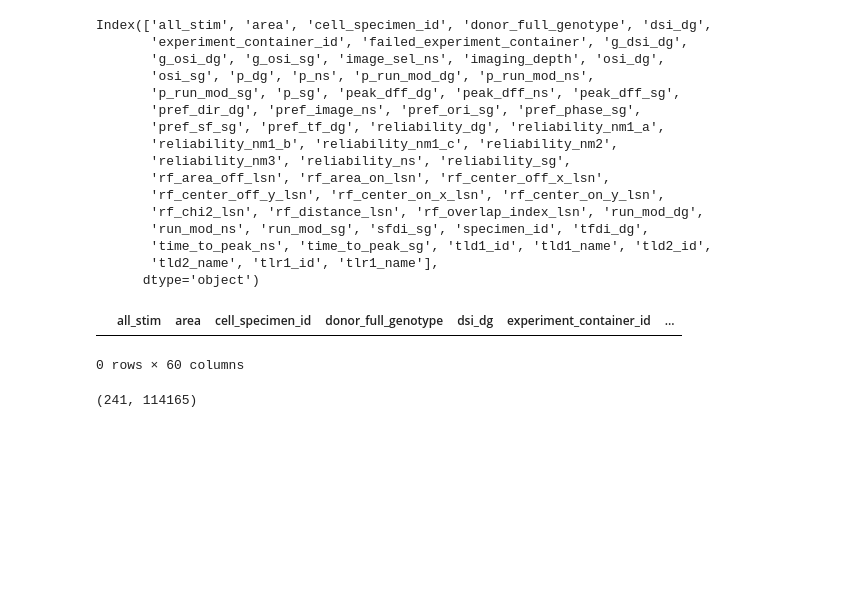
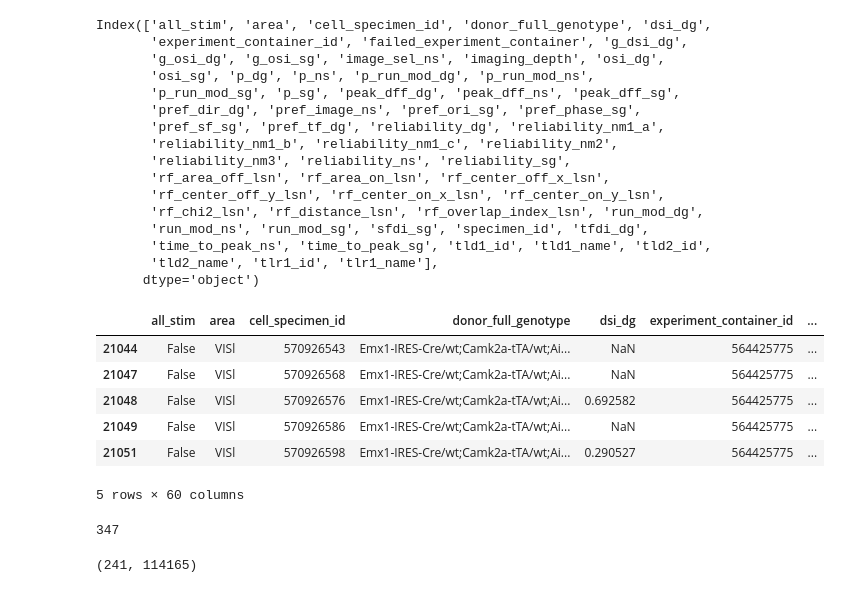
Before and after one commit to mariakesa/neural-computation-blog-python-code, a Jupyter notebook: Allen-Stimulus-Response/test.ipynb, the cells around one changed output. Drawn from its saved outputs; the diff is of its cells as text; code cells hidden in the pictures; blank space fills up the shorter version.

```diff
--- a/Allen-Stimulus-Response/test.ipynb
+++ b/Allen-Stimulus-Response/test.ipynb
@@ -49,12 +67,20 @@ Index(['all_stim', 'area', 'cell_specimen_id', 'donor_full_genotype', 'dsi_dg',
       dtype='object')
 # %%
 cells.head()
-my_cells = cells[cells['experiment_container_id'].isin([501559087])]
+my_cells = cells[cells['experiment_container_id'].isin([564425775])]
+my_cells.head()
+# %% [output]
+|  | all_stim | area | cell_specimen_id | donor_full_genotype | dsi_dg | experiment_container_id | ... |
+| 21044 | False | VISl | 570926543 | Emx1-IRES-Cre/wt;Camk2a-tTA/wt;Ai... | NaN | 564425775 | ... |
+| 21047 | False | VISl | 570926568 | Emx1-IRES-Cre/wt;Camk2a-tTA/wt;Ai... | NaN | 564425775 | ... |
+| 21048 | False | VISl | 570926576 | Emx1-IRES-Cre/wt;Camk2a-tTA/wt;Ai... | 0.692582 | 564425775 | ... |
+| 21049 | False | VISl | 570926586 | Emx1-IRES-Cre/wt;Camk2a-tTA/wt;Ai... | NaN | 564425775 | ... |
+| 21051 | False | VISl | 570926598 | Emx1-IRES-Cre/wt;Camk2a-tTA/wt;Ai... | 0.290527 | 564425775 | ... |
+5 rows × 60 columns
-# %%
-my_cells
-# %% [output]
-|  | all_stim | area | cell_specimen_id | donor_full_genotype | dsi_dg | experiment_container_id | ... |
-0 rows × 60 columns
+# %%
+len(my_cells)
+# %% [output]
+347
 # %%
 data_dct['neural_responses'].shape
 # %% [output]
```
Also changed, not shown: parts of 4 cells of this notebook, 9 other files.
